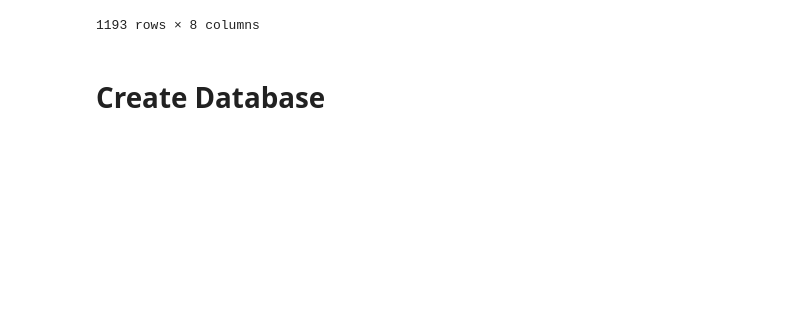
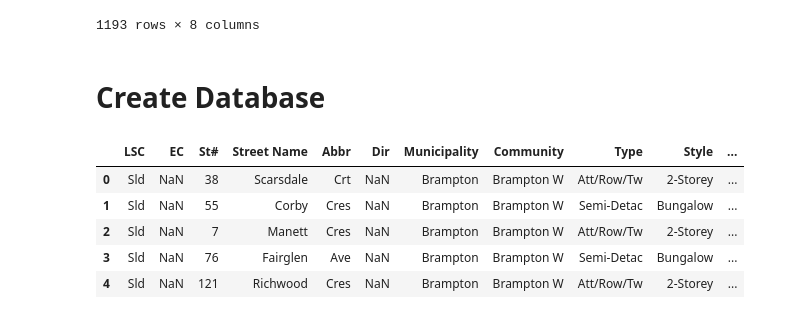
Before and after one commit to sanketkumaronline/real_estate_analysis, a Jupyter notebook: creating_SQLite.ipynb, the cells around one changed output. Cells and saved outputs as stored; diff of their text form; code cells hidden in the pictures; blank space fills up the shorter version.

```diff
--- a/creating_SQLite.ipynb
+++ b/creating_SQLite.ipynb
@@ -77,3 +77,13 @@ features_df.to_sql('home_features', con=engine, if_exists='replace')
 
 # Write prices DataFrame to a SQLite table
 prices_df.to_sql('home_prices', con=engine, if_exists='replace')
+# %%
+sold_homes = pd.merge(features_df, prices_df, how="outer", on=["MLS#"]).drop(columns=['#_x', '#_y'])
+sold_homes.head()
+# %% [output]
+|  | LSC | EC | St# | Street Name | Abbr | Dir | Municipality | Community | Type | Style | ... |
+| 0 | Sld | NaN | 38 | Scarsdale | Crt | NaN | Brampton | Brampton W | Att/Row/Tw | 2-Storey | ... |
+| 1 | Sld | NaN | 55 | Corby | Cres | NaN | Brampton | Brampton W | Semi-Detac | Bungalow | ... |
+| 2 | Sld | NaN | 7 | Manett | Cres | NaN | Brampton | Brampton W | Att/Row/Tw | 2-Storey | ... |
+| 3 | Sld | NaN | 76 | Fairglen | Ave | NaN | Brampton | Brampton W | Semi-Detac | Bungalow | ... |
+| 4 | Sld | NaN | 121 | Richwood | Cres | NaN | Brampton | Brampton W | Att/Row/Tw | 2-Storey | ... |
```
Also changed, not shown: parts of 1 cell of this notebook.
